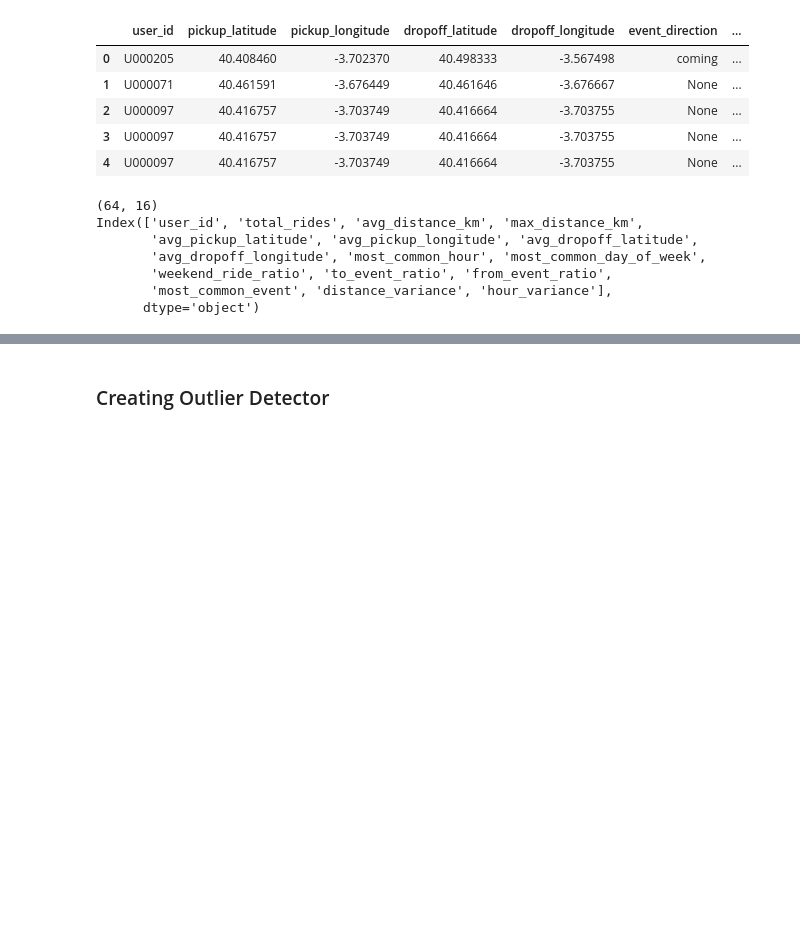
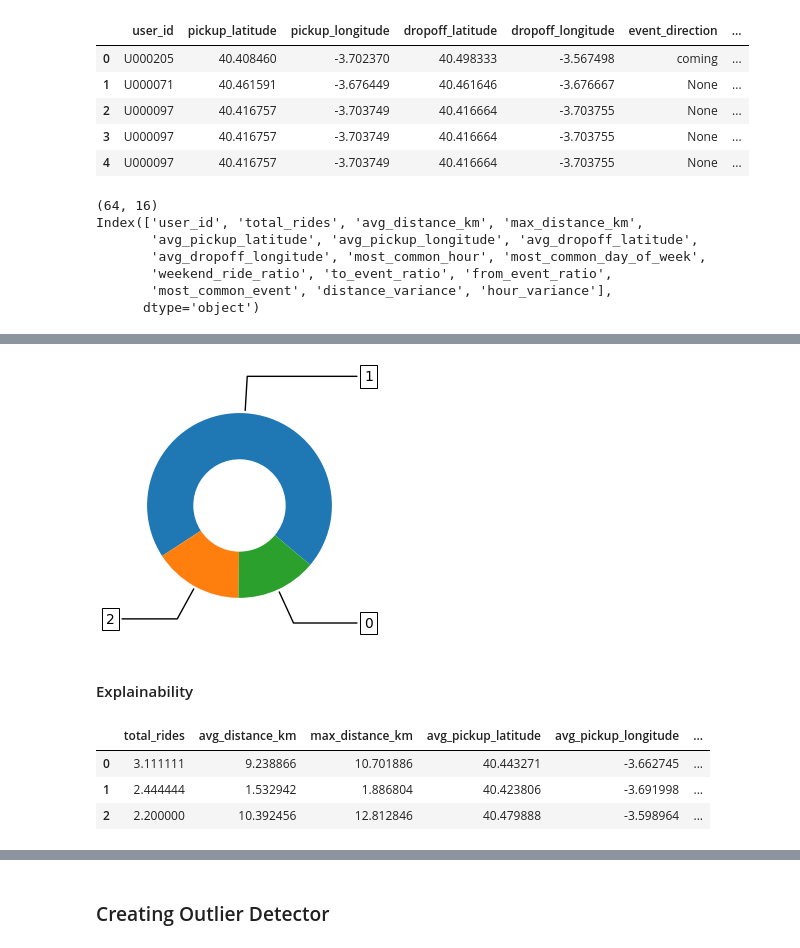
Before and after one commit to fabianVagnoni/Stream_Analytics_Projects, a Jupyter notebook: advance_anaylitics.ipynb, the cells around one changed output, grey strips where cells are left out. Saved outputs shown, nothing was run; the diff lists cells and outputs as text; code cells hidden in the pictures; blank space fills up the shorter version.

Commit message:
Outlier Detector | Customer Clustering | Model's Explainability

```diff
--- a/advance_anaylitics.ipynb
+++ b/advance_anaylitics.ipynb
@@ -296,0 +353,5 @@ user_features.head()
+# %%
+complete_user_features = pd.merge(user_features, user_static, on="user_id")
+complete_user_features.drop(columns=["user_id"], inplace=True)
+complete_user_features = complete_user_features.fillna(-1)
+complete_user_features.head()
@@ -296,0 +367,7 @@ user_features.head()
+# %%
+from sklearn.preprocessing import StandardScaler
+
+standard_scaler = StandardScaler()
+scaled_user_features = standard_scaler.fit_transform(complete_user_features)
+scaled_user_features = pd.DataFrame(scaled_user_features, columns=complete_user_features.columns)
+scaled_user_features.head()
@@ -296,0 +482,5 @@ user_features.head()
+# %%
+clusters = final_kmeans.predict(scaled_user_features)
+clustered_users = pd.DataFrame(user_features[["user_id"]], columns=["user_id"])
+clustered_users["cluster"] = clusters
+clustered_users.head()
@@ -296,0 +494,40 @@ user_features.head()
+# %%
+import matplotlib.pyplot as plt
+import numpy as np
+
+cluesters_counts = clustered_users["cluster"].value_counts().to_dict()
+
+fig, ax = plt.subplots(figsize=(6, 3), subplot_kw=dict(aspect="equal"))
+
+wedges, texts = ax.pie(cluesters_counts.values(), wedgeprops=dict(width=0.5), startangle=-40)
+
+bbox_props = dict(boxstyle="square,pad=0.3", fc="w", ec="k", lw=0.72)
+kw = dict(arrowprops=dict(arrowstyle="-"),
+          bbox=bbox_props, zorder=0, va="center")
+
+for i, p in enumerate(wedges):
+    ang = (p.theta2 - p.theta1)/2. + p.theta1
+    y = np.sin(np.deg2rad(ang))
+    x = np.cos(np.deg2rad(ang))
+    horizontalalignment = {-1: "right", 1: "left"}[int(np.sign(x))]
+    connectionstyle = f"angle,angleA=0,angleB={ang}"
+    kw["arrowprops"].update({"connectionstyle": connectionstyle})
+    ax.annotate(list(cluesters_counts.keys())[i], xy=(x, y), xytext=(1.35*np.sign(x), 1.4*y),
+                horizontalalignment=horizontalalignment, **kw)
+
+plt.show()
+# %% [output]
+[figure, added]
+# %% [markdown]
+#### Explainability
+# %%
+centroids = final_kmeans.cluster_centers_
+original_centroids = standard_scaler.inverse_transform(centroids)
+original_centroids_df = pd.DataFrame(original_centroids, columns=complete_user_features.columns)
+
+original_centroids_df.head()
+# %% [output]
+|  | total_rides | avg_distance_km | max_distance_km | avg_pickup_latitude | avg_pickup_longitude | ... |
+| 0 | 3.111111 | 9.238866 | 10.701886 | 40.443271 | -3.662745 | ... |
+| 1 | 2.444444 | 1.532942 | 1.886804 | 40.423806 | -3.691998 | ... |
+| 2 | 2.200000 | 10.392456 | 12.812846 | 40.479888 | -3.598964 | ... |
```
Also changed, not shown: parts of 21 cells of this notebook, 6 other files.
